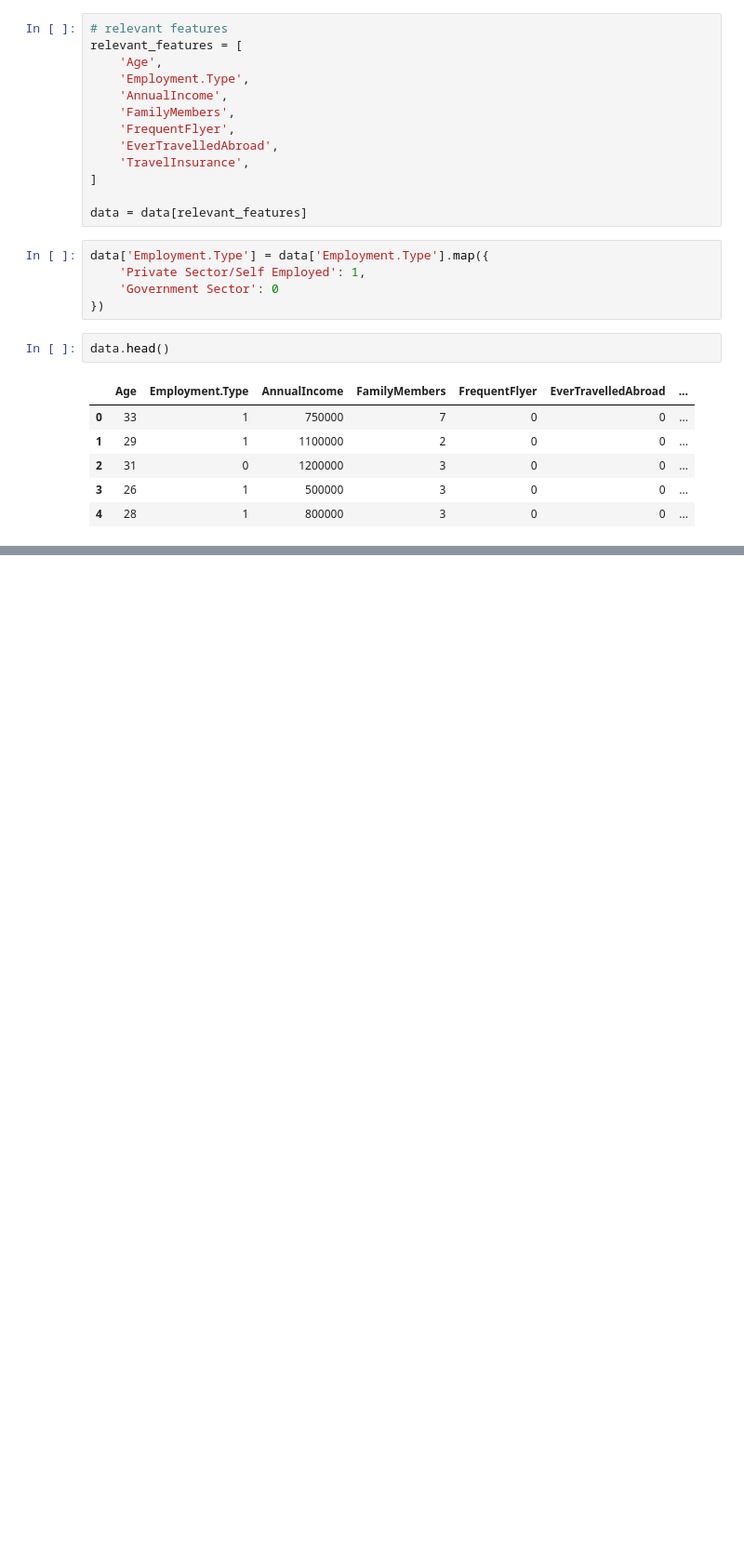
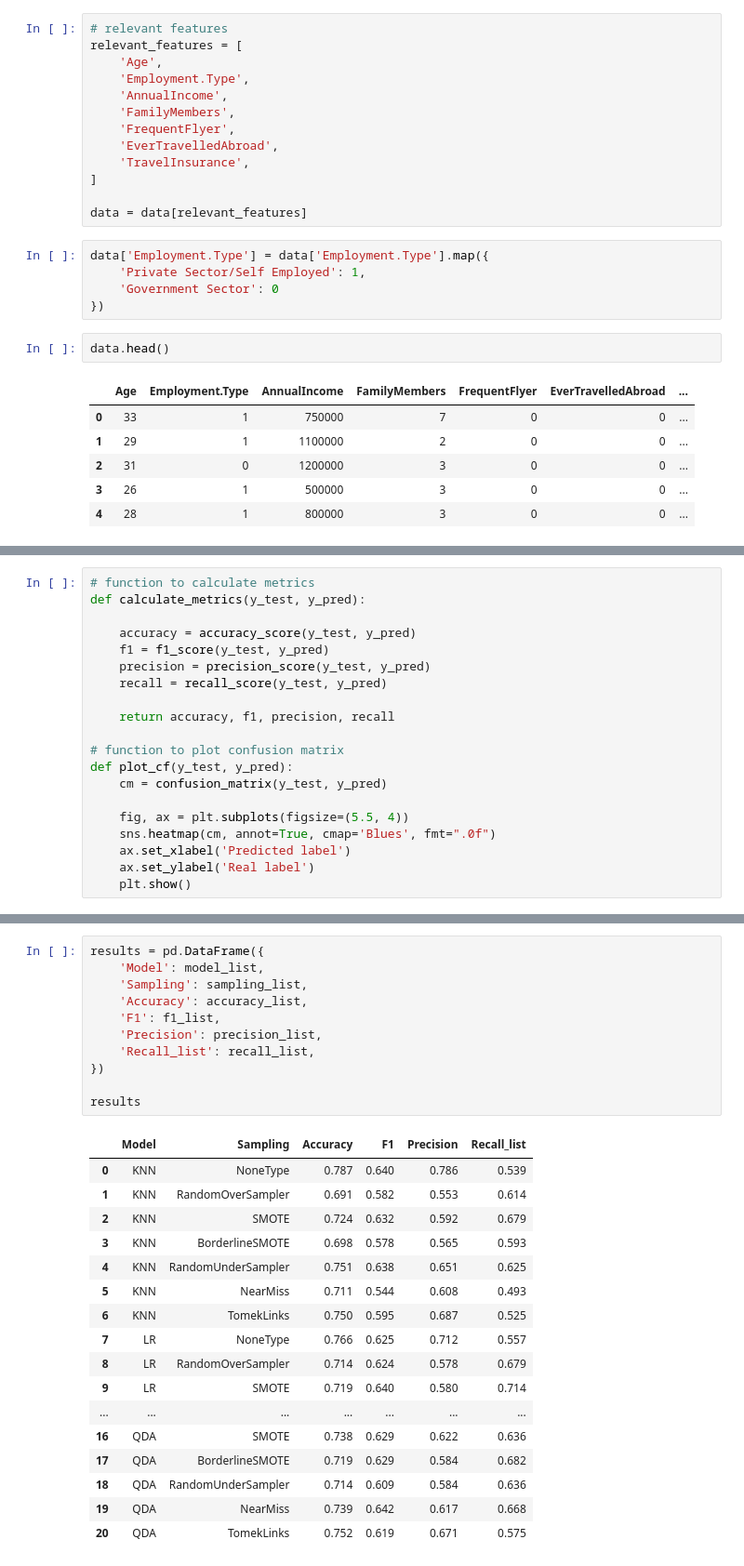
Before and after one commit to MaciejZietal/TravelInsurancePrediction, a Jupyter notebook: TravelInsurancePrediction.ipynb, the cells around one changed output, grey strips where cells are left out. Shown at 93% size. Saved outputs shown, nothing was run; the diff lists cells and outputs as text; blank space fills up the shorter version.

```diff
--- a/TravelInsurancePrediction.ipynb
+++ b/TravelInsurancePrediction.ipynb
@@ -173,3 +179,23 @@ sampling_methods = [
     NearMiss(version=3),
     TomekLinks()
 ]
+# %%
+# function to calculate metrics
+def calculate_metrics(y_test, y_pred):
+
+    accuracy = accuracy_score(y_test, y_pred)
+    f1 = f1_score(y_test, y_pred)
+    precision = precision_score(y_test, y_pred)
+    recall = recall_score(y_test, y_pred)
+
+    return accuracy, f1, precision, recall
+
+# function to plot confusion matrix
+def plot_cf(y_test, y_pred):
+    cm = confusion_matrix(y_test, y_pred)
+
+    fig, ax = plt.subplots(figsize=(5.5, 4))
+    sns.heatmap(cm, annot=True, cmap='Blues', fmt=".0f")
+    ax.set_xlabel('Predicted label')
+    ax.set_ylabel('Real label')
+    plt.show()
@@ -191,0 +463,29 @@ for sampler in sampling_methods:
+# %%
+results = pd.DataFrame({
+    'Model': model_list,
+    'Sampling': sampling_list,
+    'Accuracy': accuracy_list,
+    'F1': f1_list,
+    'Precision': precision_list,
+    'Recall_list': recall_list,
+})
+
+results
+# %% [output]
+|  | Model | Sampling | Accuracy | F1 | Precision | Recall_list |
+| 0 | KNN | NoneType | 0.787 | 0.640 | 0.786 | 0.539 |
+| 1 | KNN | RandomOverSampler | 0.691 | 0.582 | 0.553 | 0.614 |
+| 2 | KNN | SMOTE | 0.724 | 0.632 | 0.592 | 0.679 |
+| 3 | KNN | BorderlineSMOTE | 0.698 | 0.578 | 0.565 | 0.593 |
+| 4 | KNN | RandomUnderSampler | 0.751 | 0.638 | 0.651 | 0.625 |
+| 5 | KNN | NearMiss | 0.711 | 0.544 | 0.608 | 0.493 |
+| 6 | KNN | TomekLinks | 0.750 | 0.595 | 0.687 | 0.525 |
+| 7 | LR | NoneType | 0.766 | 0.625 | 0.712 | 0.557 |
+| 8 | LR | RandomOverSampler | 0.714 | 0.624 | 0.578 | 0.679 |
+| 9 | LR | SMOTE | 0.719 | 0.640 | 0.580 | 0.714 |
+| ... | ... | ... | ... | ... | ... | ... |
+| 16 | QDA | SMOTE | 0.738 | 0.629 | 0.622 | 0.636 |
+| 17 | QDA | BorderlineSMOTE | 0.719 | 0.629 | 0.584 | 0.682 |
+| 18 | QDA | RandomUnderSampler | 0.714 | 0.609 | 0.584 | 0.636 |
+| 19 | QDA | NearMiss | 0.739 | 0.642 | 0.617 | 0.668 |
+| 20 | QDA | TomekLinks | 0.752 | 0.619 | 0.671 | 0.575 |
```
Also changed, not shown: parts of 10 cells of this notebook.
